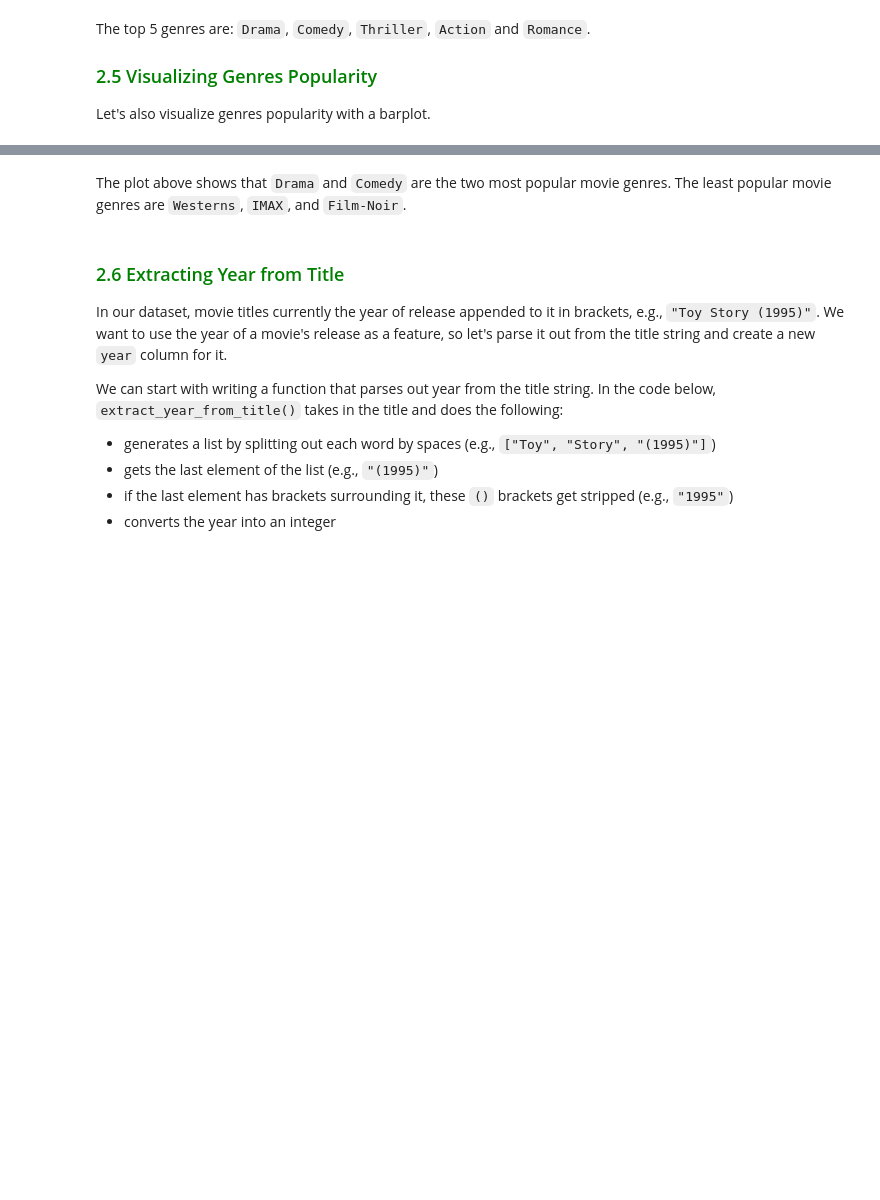
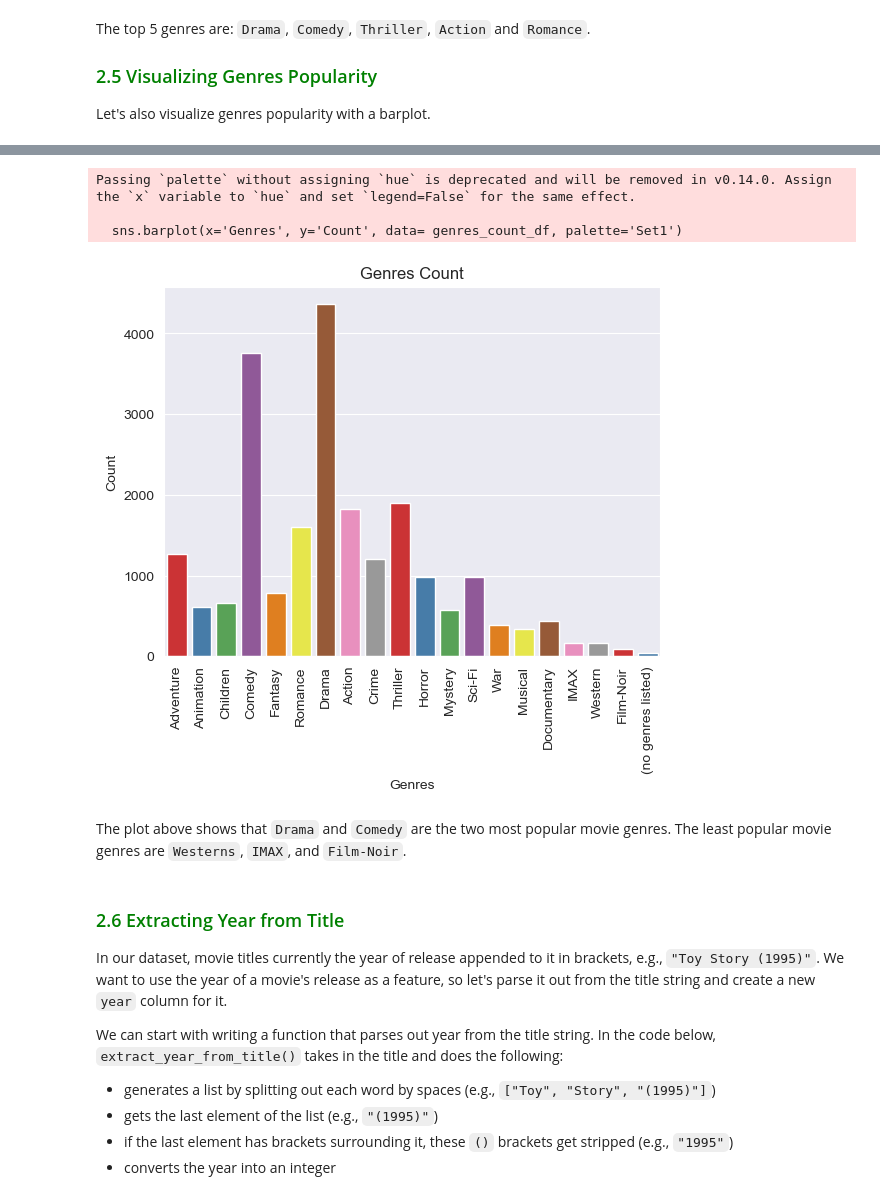
Before and after one commit to LCDA-UCP/tac-hands-on, a Jupyter notebook: exercises/session20-21-22/part2_cold_start_problem_exercises.ipynb, the cells around one changed output, grey strips where cells are left out. Drawn from its saved outputs; the diff is of its cells as text; code cells hidden in the pictures; blank space fills up the shorter version.

```diff
--- a/exercises/session20-21-22/part2_cold_start_problem_exercises.ipynb
+++ b/exercises/session20-21-22/part2_cold_start_problem_exercises.ipynb
@@ -51,0 +43,4 @@ to convert to this:
+# %%
+genres = [genre.split('|') for genre in movies['genres']]
+movies['genres'] = genres
+movies
@@ -81,0 +65,5 @@ Counter({'Drama': 4361,
+# %%
+from collections import Counter
+
+genres_count = Counter(g for genre in movies['genres'] for g in genre)
+genres_count
@@ -115,3 +126,18 @@ Passing `palette` without assigning `hue` is deprecated and will be removed in v
+# %%
+import matplotlib.pyplot as plt
+import seaborn as sns
+
+genres_count_df = pd.DataFrame([genres_count]).T.reset_index()
+genres_count_df.columns = ['Genres', 'Count']
+sns.barplot(x='Genres', y='Count', data= genres_count_df, palette='Set1')
+plt.xticks(rotation=90)
+plt.title('Genres Count')
+plt.show()
+# %% [output]
+Passing `palette` without assigning `hue` is deprecated and will be removed in v0.14.0. Assign the `x` variable to `hue` and set `legend=False` for the same effect.
+
+  sns.barplot(x='Genres', y='Count', data= genres_count_df, palette='Set1')
+[figure, added]
 # %% [markdown]
 The plot above shows that `Drama` and `Comedy` are the two most popular movie genres. The least popular movie genres are `Westerns`, `IMAX`, and `Film-Noir`.
 # %% [markdown]
```
Also changed, not shown: parts of 36 cells of this notebook, 1 other file.
